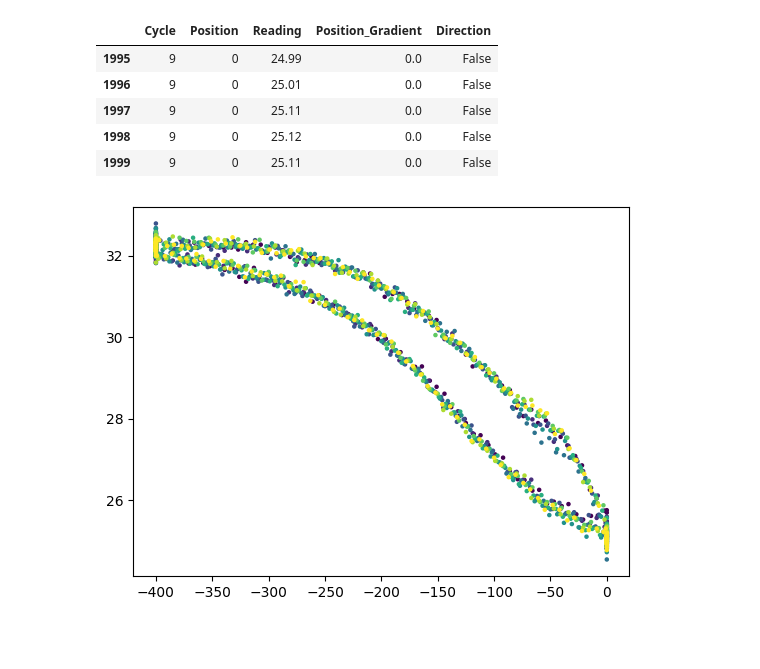
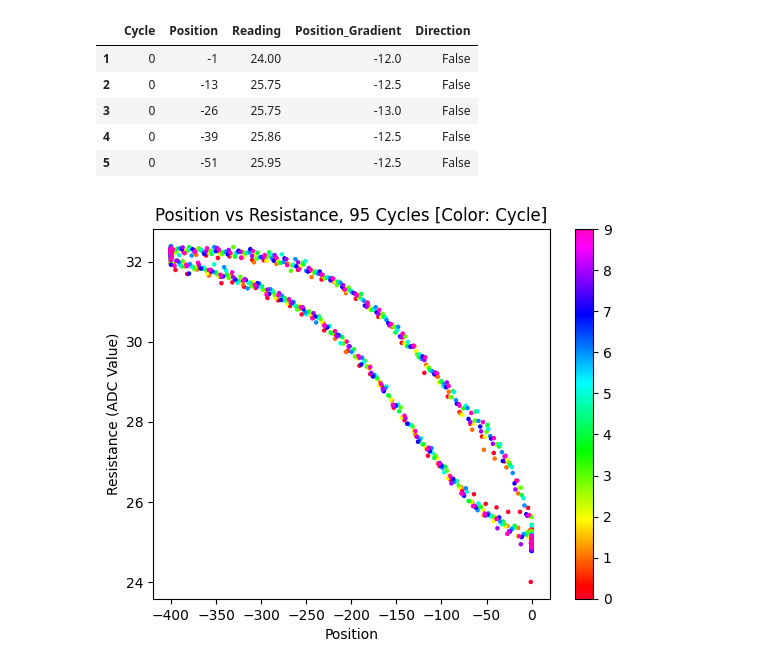
Before and after one commit to valleyquail/WormMQP, a Jupyter notebook: Data/data_process_v2.ipynb, the cells around one changed output. Saved outputs shown, nothing was run; the diff lists cells and outputs as text; code cells hidden in the pictures; blank space fills up the shorter version.

```diff
--- a/Data/data_process_v2.ipynb
+++ b/Data/data_process_v2.ipynb
@@ -57,12 +61,16 @@ df.head()
 # %%
-df_plot = df[df['Cycle'] >= 1]
-plt.scatter(df_plot['Position'], df_plot['Reading'], c=df_plot['Cycle'], cmap='viridis',s=5)
-df_plot.tail()
+df_plot = df[df['Cycle'] >= 0]
+plt.scatter(df_plot['Position'], df_plot['Reading'], c=df_plot['Cycle'], cmap='gist_rainbow',s=5)
+plt.title('Position vs Resistance, 10 Cycles [Color: Cycle]')
+plt.xlabel('Position')
+plt.ylabel('Resistance (ADC Value)')
+plt.colorbar()
+df_plot.head()
 # %% [output]
 |  | Cycle | Position | Reading | Position_Gradient | Direction |
-| 1995 | 9 | 0 | 24.99 | 0.0 | False |
-| 1996 | 9 | 0 | 25.01 | 0.0 | False |
-| 1997 | 9 | 0 | 25.11 | 0.0 | False |
-| 1998 | 9 | 0 | 25.12 | 0.0 | False |
-| 1999 | 9 | 0 | 25.11 | 0.0 | False |
+| 1 | 0 | -1 | 24.00 | -12.0 | False |
+| 2 | 0 | -13 | 25.75 | -12.5 | False |
+| 3 | 0 | -26 | 25.75 | -13.0 | False |
+| 4 | 0 | -39 | 25.86 | -12.5 | False |
+| 5 | 0 | -51 | 25.95 | -12.5 | False |
-[figure, old version]
+[figure, new version]
```
Also changed, not shown: parts of 3 cells of this notebook, 1 other file.
